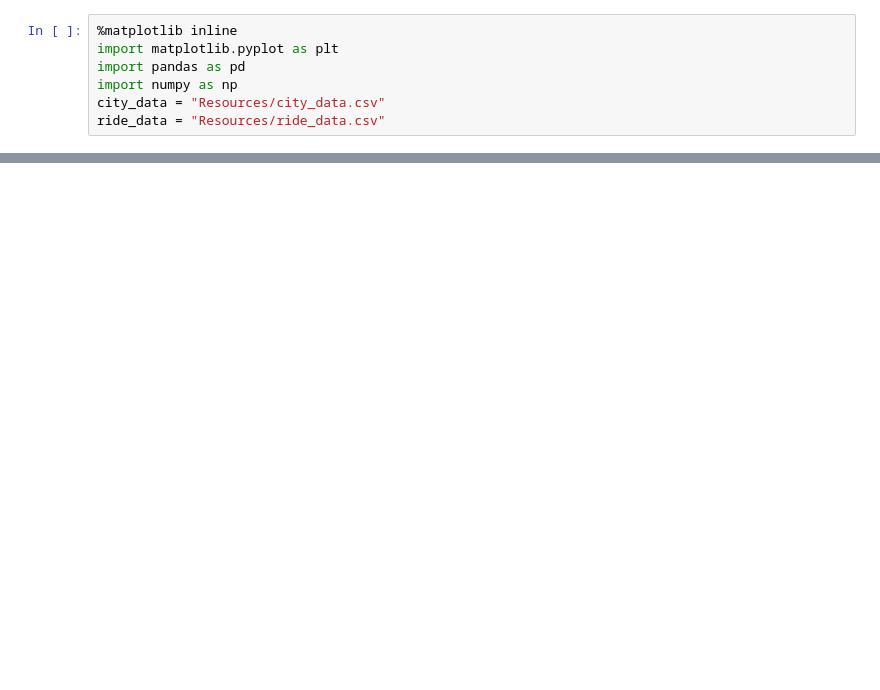
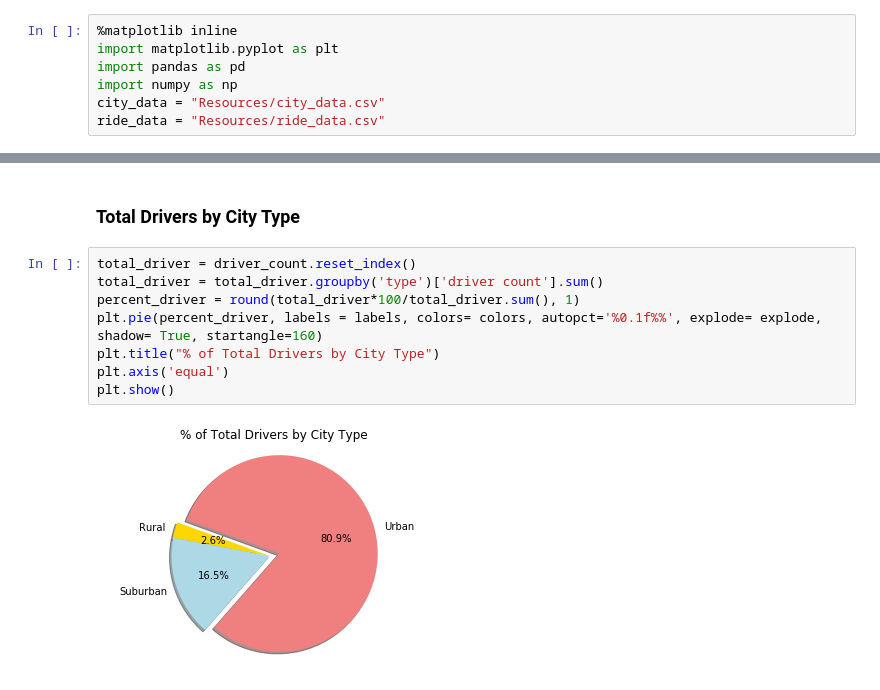
Before and after one commit to reemaratnani/Matplotlib, a Jupyter notebook: Pyber.ipynb, the cells around one changed output, grey strips where cells are left out. Cells and saved outputs as stored; diff of their text form; blank space fills up the shorter version.

```diff
--- a/Pyber.ipynb
+++ b/Pyber.ipynb
@@ -62,0 +71,12 @@ plt.show()
+# %% [markdown]
+### Total Drivers by City Type
+# %%
+total_driver = driver_count.reset_index()
+total_driver = total_driver.groupby('type')['driver count'].sum()
+percent_driver = round(total_driver*100/total_driver.sum(), 1)
+plt.pie(percent_driver, labels = labels, colors= colors, autopct='%0.1f%%', explode= explode, shadow= True, startangle=160)
+plt.title("% of Total Drivers by City Type")
+plt.axis('equal')
+plt.show()
+# %% [output]
+[figure, added]
```
Also changed, not shown: parts of 8 cells of this notebook.
